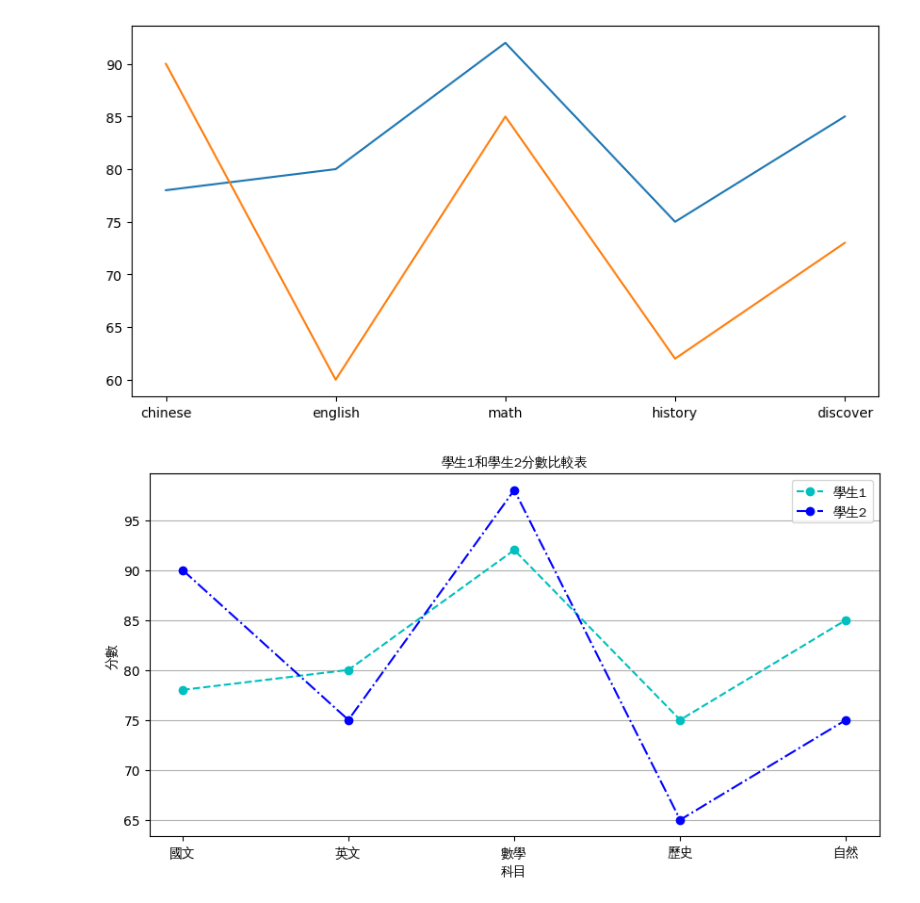
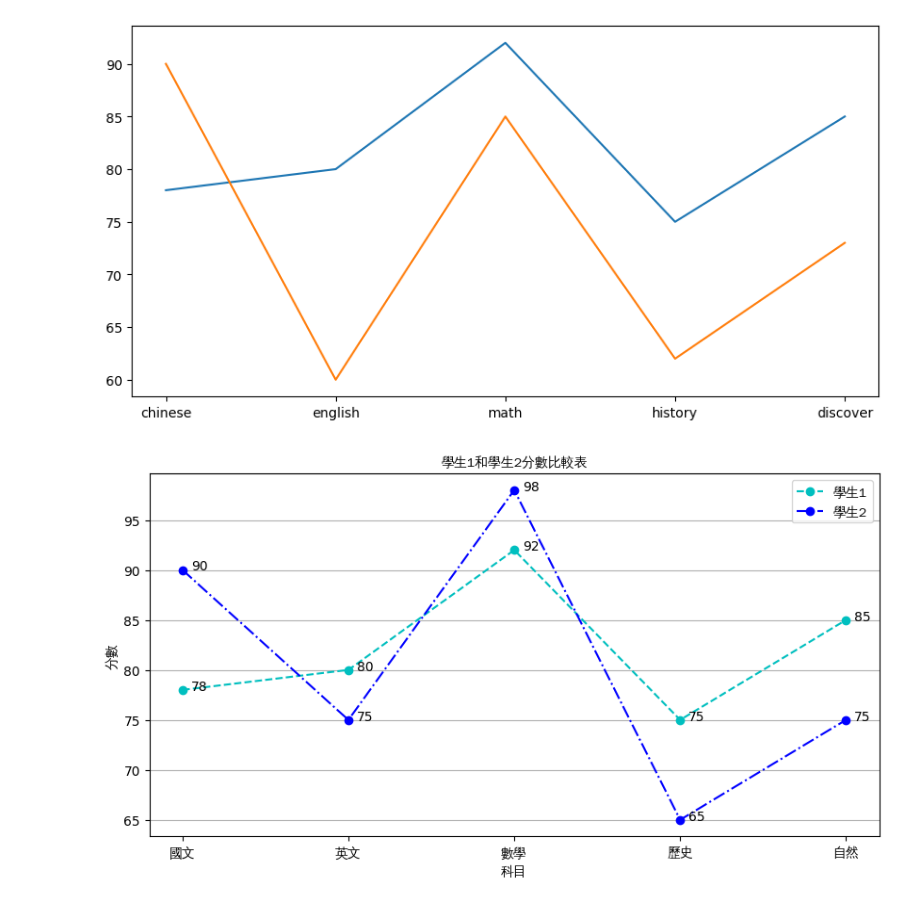
Before and after one commit to Srdell7/python_20240731, a Jupyter notebook: lesson13/lesson13_1.ipynb, the cells around one changed output. Drawn from its saved outputs; the diff is of its cells as text; code cells hidden in the pictures.

```diff
--- a/lesson13/lesson13_1.ipynb
+++ b/lesson13/lesson13_1.ipynb
@@ -68,35 +68,39 @@ plt.show()
 # %%
 #window字型路徑
 #font=FontProperties(fname=r'c:\windows\fonts\simsun.ttc',size=10)
 #=======
 #mac字型路徑
 #font=FontProperties(fname='/Library/Fonts/Arial Unicode.ttf',size=10)
 #=======
 #linux
 #安裝字型
 #sudo apt-get update -y
 #sudo apt-get install -y fonts-wqy-zenhei
 #linux字型路徑
 #font=FontProperties(fname='/usr/share/fonts/truetype/wqy/wqy-zenhei.ttc',size=10)
 import matplotlib.pyplot as plt
 from matplotlib.font_manager import FontProperties
 font=FontProperties(fname='/usr/share/fonts/truetype/wqy/wqy-zenhei.ttc',size=10)
 student1:dict[str,int] = {'國文':78, '英文':80, '數學':92, '歷史':75, '自然':85}
 student2:dict[str,int] = {'國文':90, '英文':75, '數學':98, '歷史':65, '自然':75}
 subject = list(student1.keys())
 score1 = list(student1.values())
 score2 = list(student2.values())
 
 figure = plt.figure(figsize=(10,5))
 axes = figure.add_subplot(1,1,1)
-axes.plot(subject,score1,'co--',label='學生1')
-axes.plot(subject,score2,'bo-.',label='學生2')
+axes.plot(subject,score1,'co--',label='學生1')#線條形式
+axes.plot(subject,score2,'bo-.',label='學生2')#線條形式
 axes.set_xticklabels(subject,fontproperties=font)
 axes.set_title('學生1和學生2分數比較表',fontproperties=font)
 axes.set_xlabel('科目',fontproperties=font)
 axes.set_ylabel('分數',fontproperties=font)
-axes.legend(prop=font)
-axes.grid(axis='y')
+axes.legend(prop=font)#顯示圖例註解
+axes.grid(axis='y')#顯示y軸線
+x_location = axes.get_xticks()  #座標序列
+for n in x_location:
+    axes.annotate(str(score1[n]),(n+0.05,score1[n])) #+0.05是間距
+    axes.annotate(str(score2[n]),(n+0.05,score2[n]))
 plt.show()
 # %% [output]
-[figure, old version]
+[figure, new version]
```
Also changed, not shown: 1 other file.
